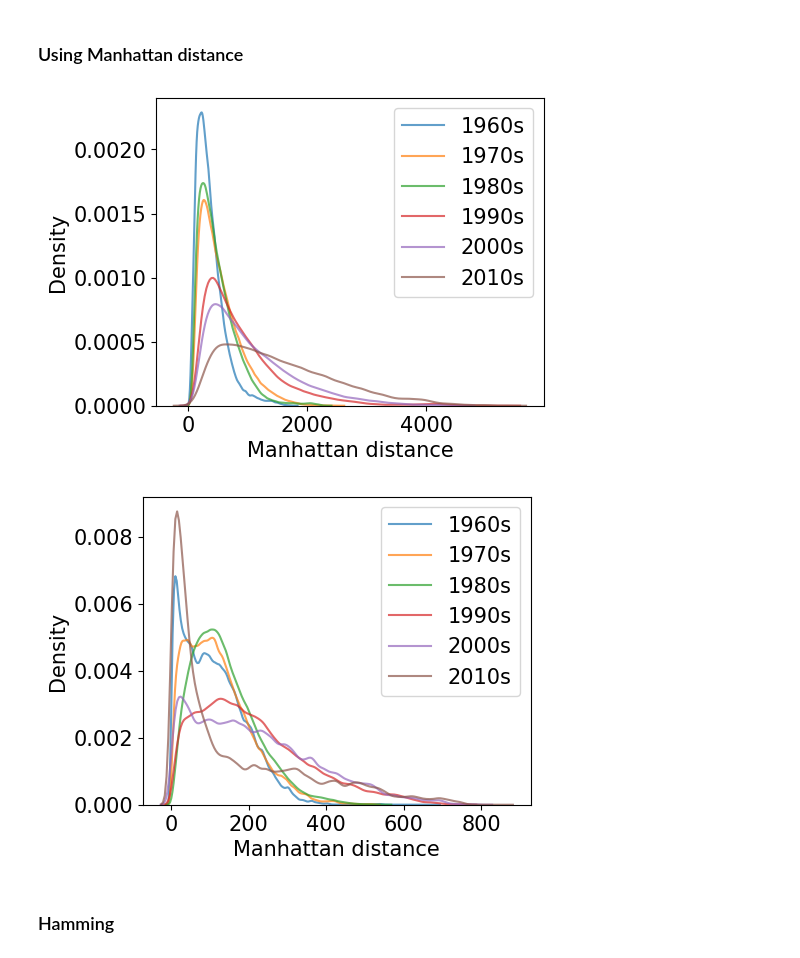
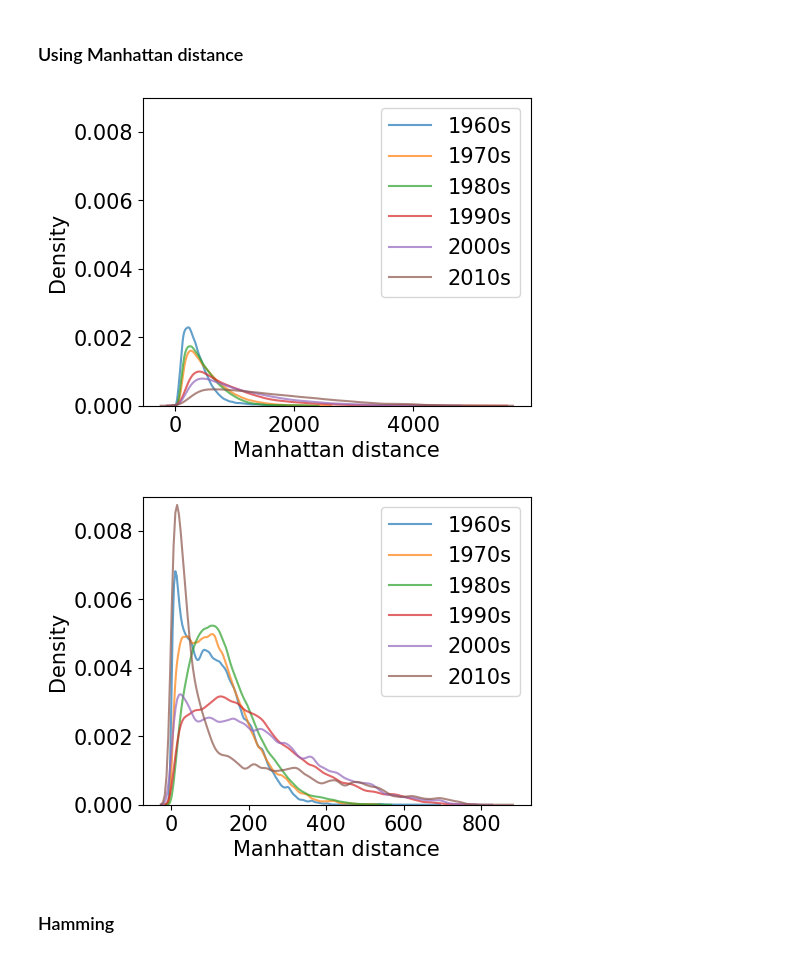
Before and after one commit to martalech/pop_charts_dynamics, a Jupyter notebook: decades_similarities.ipynb, the cells around one changed output. Saved outputs shown, nothing was run; the diff lists cells and outputs as text; code cells hidden in the pictures.

Commit message:
Corrected some final plots

```diff
--- a/decades_similarities.ipynb
+++ b/decades_similarities.ipynb
@@ -524,34 +422,35 @@ for year in range(1960, 2020, 10):
     min_first_week  = top_10_positions_in_decade["first_day_of_the_week"].min().to_pydatetime()
 
     top_10_positions_in_decade["first_day_of_the_week"] = top_10_positions_in_decade.apply(lambda row:
         int(((min_first_week + timedelta(days=(row["first_day_of_the_week"] - row["first_week"]).days)) - min_first_week).days / 7), axis=1)
     top_10_positions_in_decade.set_index("first_day_of_the_week", inplace=True)
     top_10_positions_in_decade.sort_index(inplace=True)
 
     grouped = top_10_positions_in_decade.groupby(["artist", "song_name"])
     rows_to_compare = []
     for name, group in grouped:
         rows_to_compare.append([])
         for row_index, row in group.iterrows():
             rows_to_compare[-1].append({
                     "position": row["position"],
                 })
 
     manhattan_distances = []
     for row1 in rows_to_compare:
         for row2 in rows_to_compare:
             if row1 != row2:
                 manhattan_distances.append(manhattan_distance(row1, row2))
 
     sns.kdeplot(manhattan_distances, label=f'{year}s', alpha=0.7)
 
 plt.xlabel("Manhattan distance")
 plt.ylabel("Density")
+plt.ylim([0, 0.009])
 plt.legend()
 plt.savefig("figures/top_1_10_trajectories_similarities_decades_manhattan.pdf", format="pdf", bbox_inches="tight")
 plt.show()
 # %% [output]
-[figure, old version]
+[figure, new version]
 # %%
 plt.figure(figsize=(5, 4))
 
@@ -601,11 +500,12 @@ for year in range(1960, 2020, 10):
 
 plt.xlabel("Manhattan distance")
 plt.ylabel("Density")
+plt.ylim([0, 0.009])
 plt.legend()
 plt.savefig("figures/never_top_1_50_trajectories_similarities_decades_manhattan.pdf", format="pdf", bbox_inches="tight")
 plt.show()
 # %% [output]
-[figure, old version]
+[figure, new version]
 # %% [markdown]
 ### Hamming
 # %%
```
Also changed, not shown: parts of 4 cells of this notebook, 15 other files.
